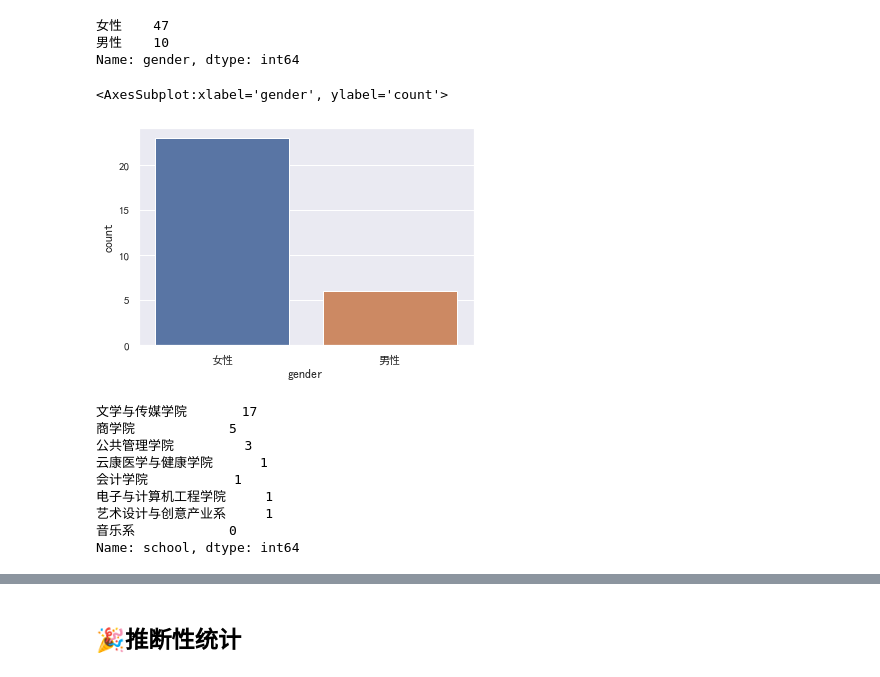
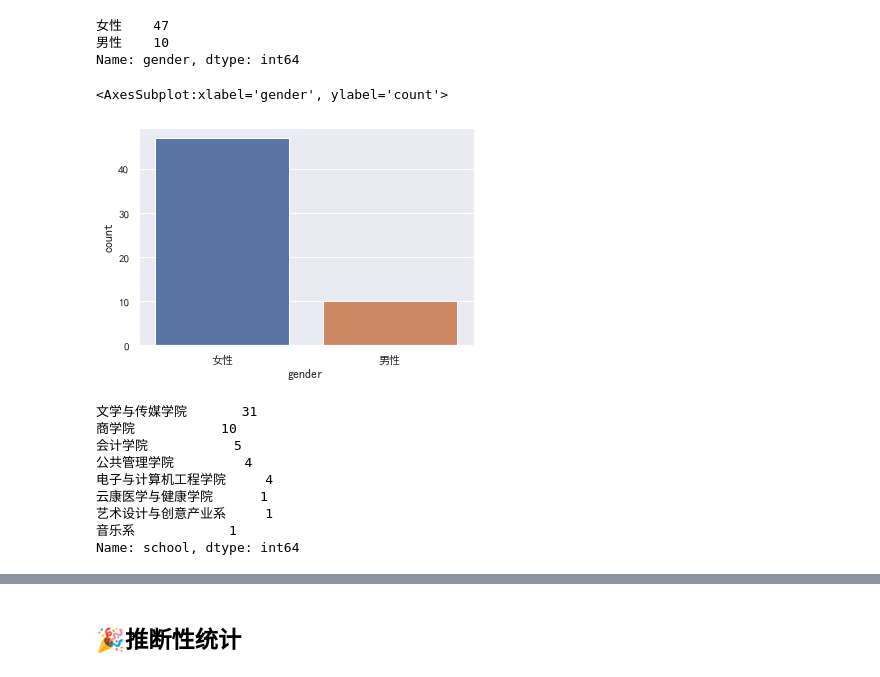
Before and after one commit to en-feng/survey_and_stats, a Jupyter notebook: esl-survey/esl.ipynb, the cells around one changed output, grey strips where cells are left out. Saved outputs shown, nothing was run; the diff lists cells and outputs as text; code cells hidden in the pictures.

```diff
--- a/esl-survey/esl.ipynb
+++ b/esl-survey/esl.ipynb
@@ -190,25 +175,25 @@ df_subsample.head(5)
 # %%
 #计算behav,cogn,emo,soc这四个变量
 # %%
-df_subsample["behav"] = (
-    df_subsample.behav_1
-    + df_subsample.behav_2
-    + df_subsample.behav_3
-    + df_subsample.behav_4
-    + df_subsample.behav_5
-    + df_subsample.behav_6
+df["behav"] = (
+    df.behav_1
+    + df.behav_2
+    + df.behav_3
+    + df.behav_4
+    + df.behav_5
+    + df.behav_6
 ) / 6
-df_subsample["cogn"] = (
-    df_subsample.cogn_1
-    + df_subsample.cogn_2
-    + df_subsample.cogn_3
-    + df_subsample.cogn_4
-    + df_subsample.cogn_5
-    + df_subsample.cogn_6
+df["cogn"] = (
+    df.cogn_1
+    + df.cogn_2
+    + df.cogn_3
+    + df.cogn_4
+    + df.cogn_5
+    + df.cogn_6
 ) / 6
-df_subsample["emo"] = (
-    df_subsample.emo_1 + df_subsample.emo_2 + df_subsample.emo_3 + df_subsample.emo_4
+df["emo"] = (
+    df.emo_1 + df.emo_2 + df.emo_3 + df.emo_4
 ) / 4
-df_subsample["soc"] = (df_subsample.soc_1 + df_subsample.soc_2 + df_subsample.soc_3) / 3
+df["soc"] = (df.soc_1 + df.soc_2 + df.soc_3) / 3
 # %%
 #检查一下数据
@@ -267,23 +256,23 @@ df.gender.value_counts()
 Name: gender, dtype: int64
 # %%
 # 条形图
-sns.countplot(x="gender", data=df_subsample)
+sns.countplot(x="gender", data=df)
 # %% [output]
 <AxesSubplot:xlabel='gender', ylabel='count'>
-[figure, old version]
+[figure, new version]
 # %%
 # 饼状图
-table_school = df_subsample.school.value_counts()#将学院变量整理成表格
+table_school = df.school.value_counts()#将学院变量整理成表格
 table_school
 # %% [output]
-文学与传媒学院       17
-商学院            5
-公共管理学院         3
+文学与传媒学院       31
+商学院           10
+会计学院           5
+公共管理学院         4
+电子与计算机工程学院     4
 云康医学与健康学院      1
-会计学院           1
-电子与计算机工程学院     1
 艺术设计与创意产业系     1
-音乐系            0
+音乐系            1
 Name: school, dtype: int64
 # %%
 colors = sns.color_palette('pastel')[0:5] #使用seaborn的调色板
```
Also changed, not shown: parts of 27 cells of this notebook, 1 other file.
